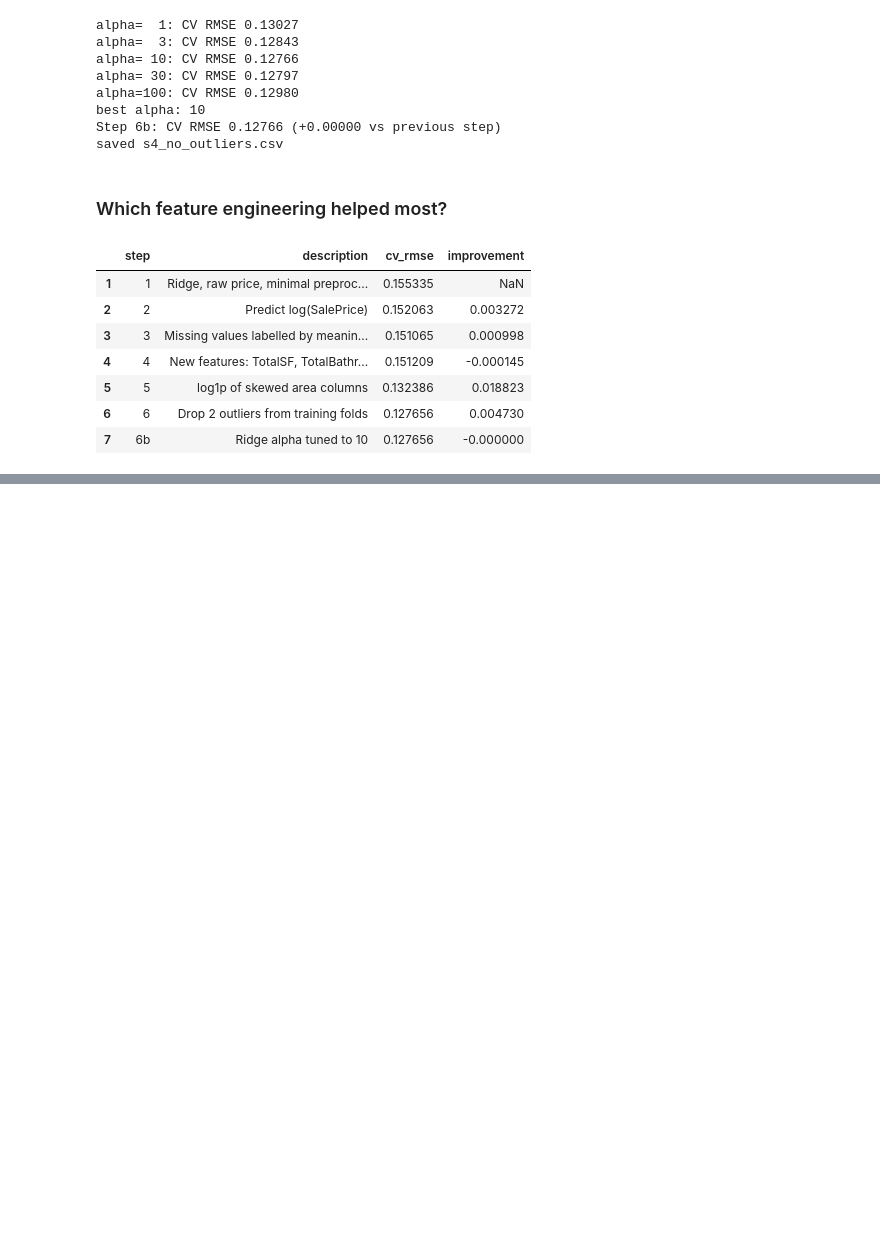
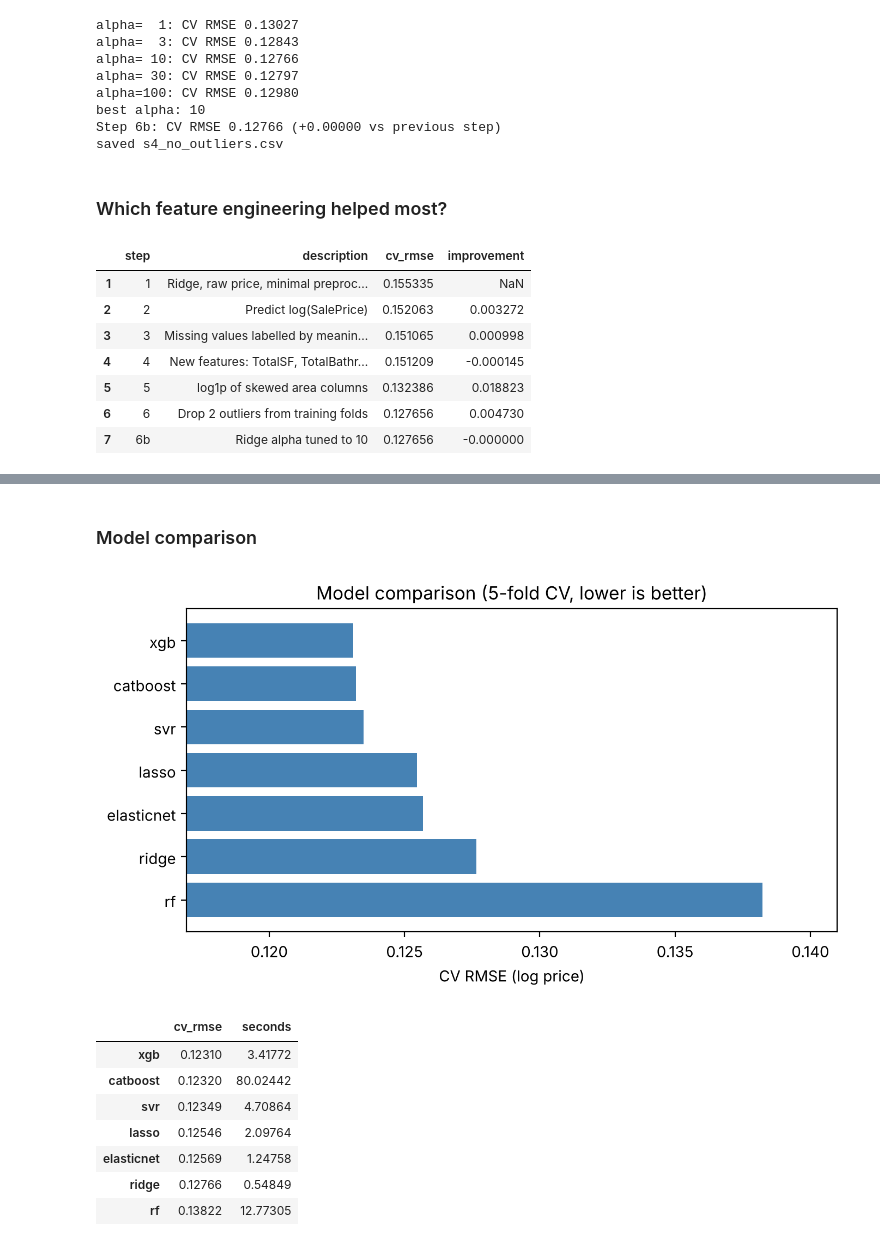
Before and after one commit to Victorshek412/kaggle-house-prices, a Jupyter notebook: v2/house_prices_v2.ipynb, the cells around one changed output, grey strips where cells are left out. Drawn from its saved outputs; the diff is of its cells as text; code cells hidden in the pictures; blank space fills up the shorter version.

Commit message:
v2 Part 4: model comparison (linear, RF, XGBoost, CatBoost, SVR)
Co-Authored-By: Claude Opus 5.5 <noreply@anthropic.com>
Claude-Session: https://claude.ai/code/session_012wxNfNDHv6TyzDWgreaVpx

```diff
--- a/v2/house_prices_v2.ipynb
+++ b/v2/house_prices_v2.ipynb
@@ -530,0 +586,5 @@ part3
+# %%
+for alpha in [0.0002, 0.0005, 0.001]:
+    score, _, _ = cv_evaluate(linear_pipeline(Lasso(alpha=alpha, max_iter=50000)),
+                              X_final, y, X_test_final, drop_outliers=True)
+    print(f"Lasso alpha={alpha}: {score:.5f}")
@@ -530,0 +685,12 @@ part3
+# %%
+svr_scores = {}
+for C in [1, 3, 10, 30]:
+    for gamma in [0.0001, 0.0003, 0.001, 0.003]:
+        svr_scores[(C, gamma)], _, _ = cv_evaluate(
+            linear_pipeline(SVR(C=C, epsilon=0.01, gamma=gamma)),
+            X_final, y, X_test_final, drop_outliers=True)
+        print(f"SVR C={C}, gamma={gamma}: {svr_scores[(C, gamma)]:.5f}")
+best_C, best_gamma = min(svr_scores, key=svr_scores.get)
+
+run_model("11", "svr", f"SVR (C={best_C}, gamma={best_gamma})",
+          linear_pipeline(SVR(C=best_C, epsilon=0.01, gamma=best_gamma)), X_final, X_test_final)
@@ -530,0 +716,28 @@ part3
+# %% [markdown]
+### Model comparison
+# %%
+names = ["ridge", "lasso", "elasticnet", "rf", "xgb", "catboost", "svr"]
+y_log = np.log(y.values)
+comparison = pd.DataFrame({
+    "cv_rmse": [np.sqrt(np.mean((y_log - oof[name]) ** 2)) for name in names],
+    "seconds": [seconds[name] for name in names],
+}, index=names).sort_values("cv_rmse")
+
+fig, ax = plt.subplots(figsize=(7, 4))
+ax.barh(comparison.index[::-1], comparison.cv_rmse[::-1], color="steelblue")
+ax.set(title="Model comparison (5-fold CV, lower is better)", xlabel="CV RMSE (log price)",
+       xlim=(comparison.cv_rmse.min() * 0.95, comparison.cv_rmse.max() * 1.02))
+fig.tight_layout()
+fig.savefig(OUT_DIR / "figures" / "05_model_comparison.png", dpi=120)
+plt.show()
+comparison.round(5)
+# %% [output]
+[figure, added]
+|  | cv_rmse | seconds |
+| xgb | 0.12310 | 3.41772 |
+| catboost | 0.12320 | 80.02442 |
+| svr | 0.12349 | 4.70864 |
+| lasso | 0.12546 | 2.09764 |
+| elasticnet | 0.12569 | 1.24758 |
+| ridge | 0.12766 | 0.54849 |
+| rf | 0.13822 | 12.77305 |
```
Also changed, not shown: parts of 14 cells of this notebook, 6 other files.
